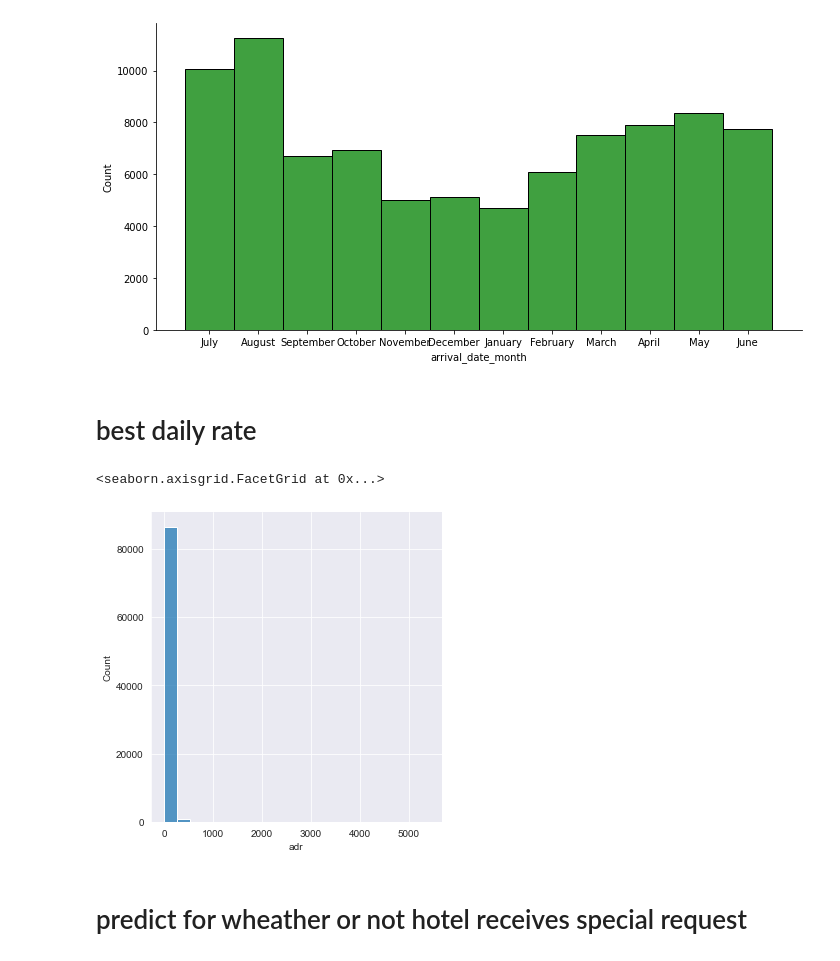
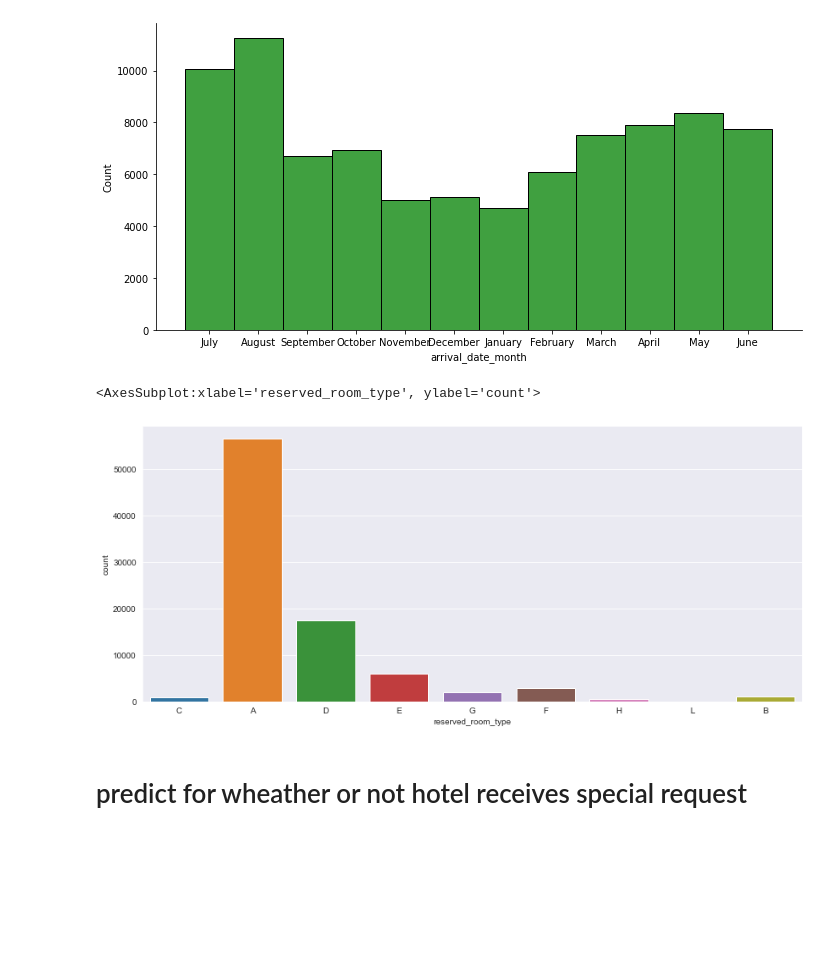
Before and after one commit to rohitmadame/hotel_booking_analysis, a Jupyter notebook: hotel booking analysis.ipynb, the cells around one changed output. Cells and saved outputs as stored; diff of their text form; code cells hidden in the pictures; blank space fills up the shorter version.

```diff
--- a/hotel booking analysis.ipynb
+++ b/hotel booking analysis.ipynb
@@ -298,13 +305,11 @@ sns.displot(data2['arrival_date_month'],aspect=2,color='green')
 # %% [output]
 <seaborn.axisgrid.FacetGrid at 0x...>
 [figure]
-# %% [markdown]
-# best daily rate
 # %%
-sns.displot(data2['adr'],bins=20)
+sns.countplot(data2['reserved_room_type'])
 # %% [output]
-<seaborn.axisgrid.FacetGrid at 0x...>
+<AxesSubplot:xlabel='reserved_room_type', ylabel='count'>
-[figure, old version]
+[figure, new version]
 # %% [markdown]
 # predict for wheather or not hotel receives special request
 # %%
```
Also changed, not shown: parts of 52 cells of this notebook.
